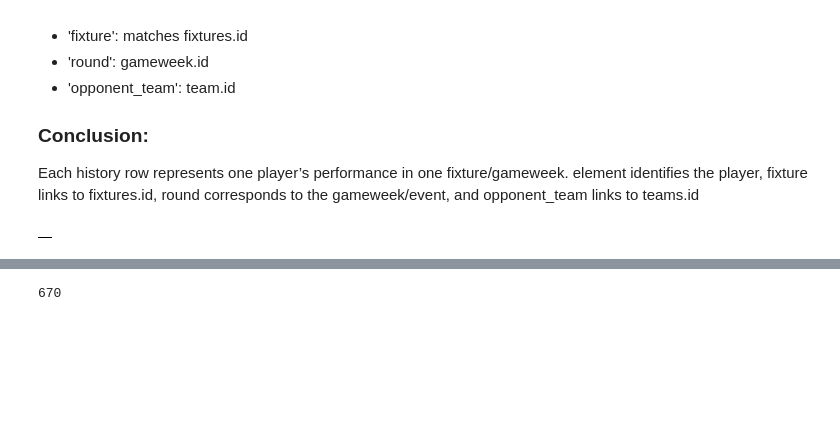
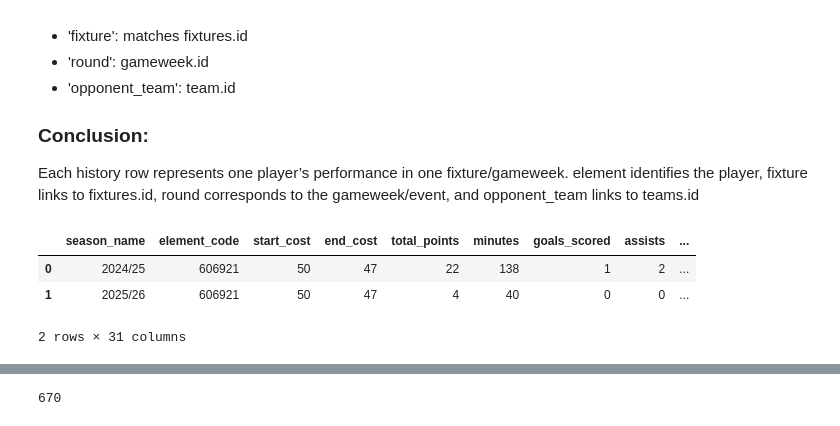
Before and after one commit to omarislam7/Fantasy-PL, a Jupyter notebook: notebooks/01_api_explore.ipynb, the cells around one changed output, grey strips where cells are left out. Drawn from its saved outputs; the diff is of its cells as text; code cells hidden in the pictures; blank space fills up the shorter version.

```diff
--- a/notebooks/01_api_explore.ipynb
+++ b/notebooks/01_api_explore.ipynb
@@ -627,9 +633,12 @@ np.True_
 Each history row represents one player’s performance in one fixture/gameweek. element identifies the player, fixture links to fixtures.id, round corresponds to the gameweek/event, and opponent_team links to teams.id
 # %%
 history_past = pd.DataFrame(per_gw["history_past"])
-history_past
+history_past.head(3)
 # %% [output]
-|  |
+|  | season_name | element_code | start_cost | end_cost | total_points | minutes | goals_scored | assists | ... |
+| 0 | 2024/25 | 606921 | 50 | 47 | 22 | 138 | 1 | 2 | ... |
+| 1 | 2025/26 | 606921 | 50 | 47 | 4 | 40 | 0 | 0 | ... |
+2 rows × 31 columns
 # %%
 history_past.columns
 # %% [output]
```
Also changed, not shown: parts of 7 cells of this notebook, 1 other file.
